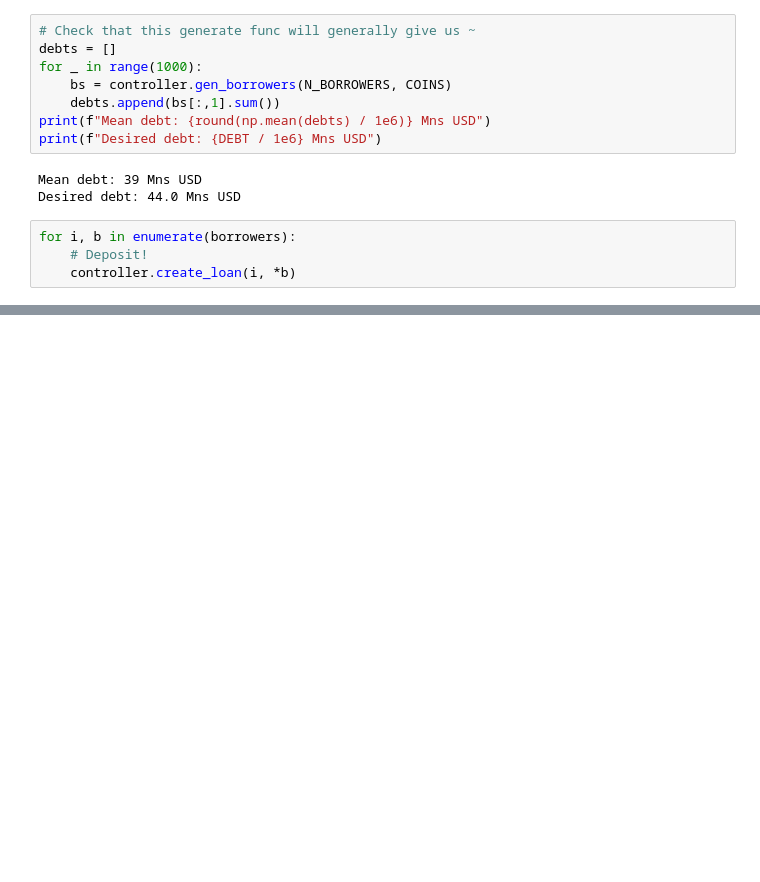
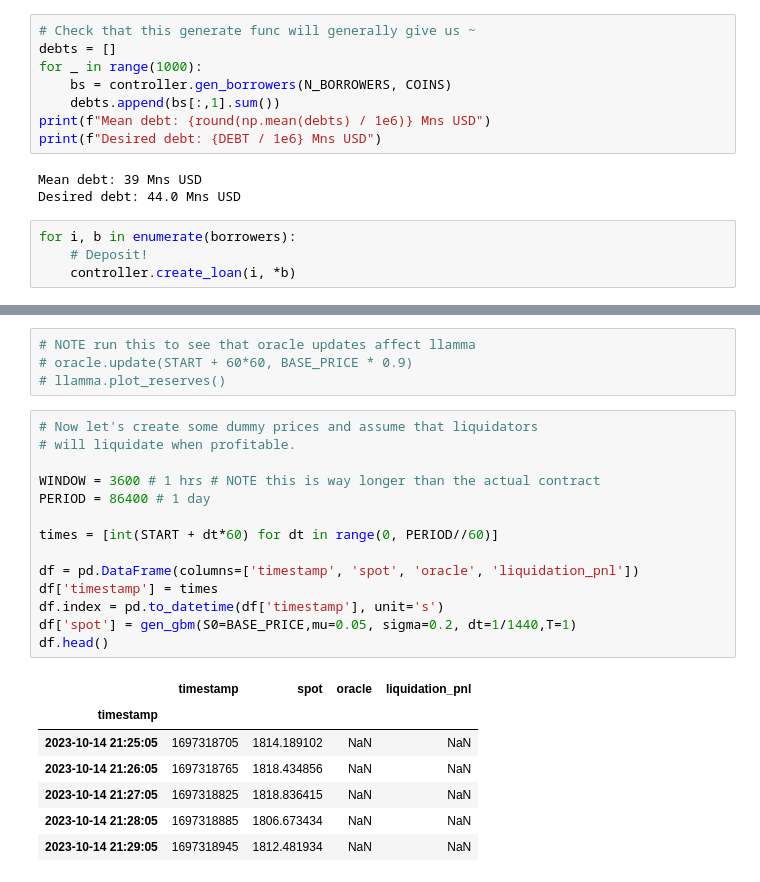
Before and after one commit to xenophonlabs/crvUSDrisk, a Jupyter notebook: play.ipynb, the cells around one changed output, grey strips where cells are left out. Drawn from its saved outputs; the diff is of its cells as text; blank space fills up the shorter version.

```diff
--- a/play.ipynb
+++ b/play.ipynb
@@ -60,0 +64,26 @@ llamma.plot_reserves()
+# %%
+# NOTE run this to see that oracle updates affect llamma
+# oracle.update(START + 60*60, BASE_PRICE * 0.9)
+# llamma.plot_reserves()
+# %%
+# Now let's create some dummy prices and assume that liquidators
+# will liquidate when profitable.
+
+WINDOW = 3600 # 1 hrs # NOTE this is way longer than the actual contract
+PERIOD = 86400 # 1 day
+
+times = [int(START + dt*60) for dt in range(0, PERIOD//60)]
+
+df = pd.DataFrame(columns=['timestamp', 'spot', 'oracle', 'liquidation_pnl'])
+df['timestamp'] = times
+df.index = pd.to_datetime(df['timestamp'], unit='s')
+df['spot'] = gen_gbm(S0=BASE_PRICE,mu=0.05, sigma=0.2, dt=1/1440,T=1)
+df.head()
+# %% [output]
+|  | timestamp | spot | oracle | liquidation_pnl |
+| timestamp |  |  |  |  |
+| 2023-10-14 21:25:05 | 1697318705 | 1814.189102 | NaN | NaN |
+| 2023-10-14 21:26:05 | 1697318765 | 1818.434856 | NaN | NaN |
+| 2023-10-14 21:27:05 | 1697318825 | 1818.836415 | NaN | NaN |
+| 2023-10-14 21:28:05 | 1697318885 | 1806.673434 | NaN | NaN |
+| 2023-10-14 21:29:05 | 1697318945 | 1812.481934 | NaN | NaN |
```
Also changed, not shown: parts of 9 cells of this notebook, 5 other files.
